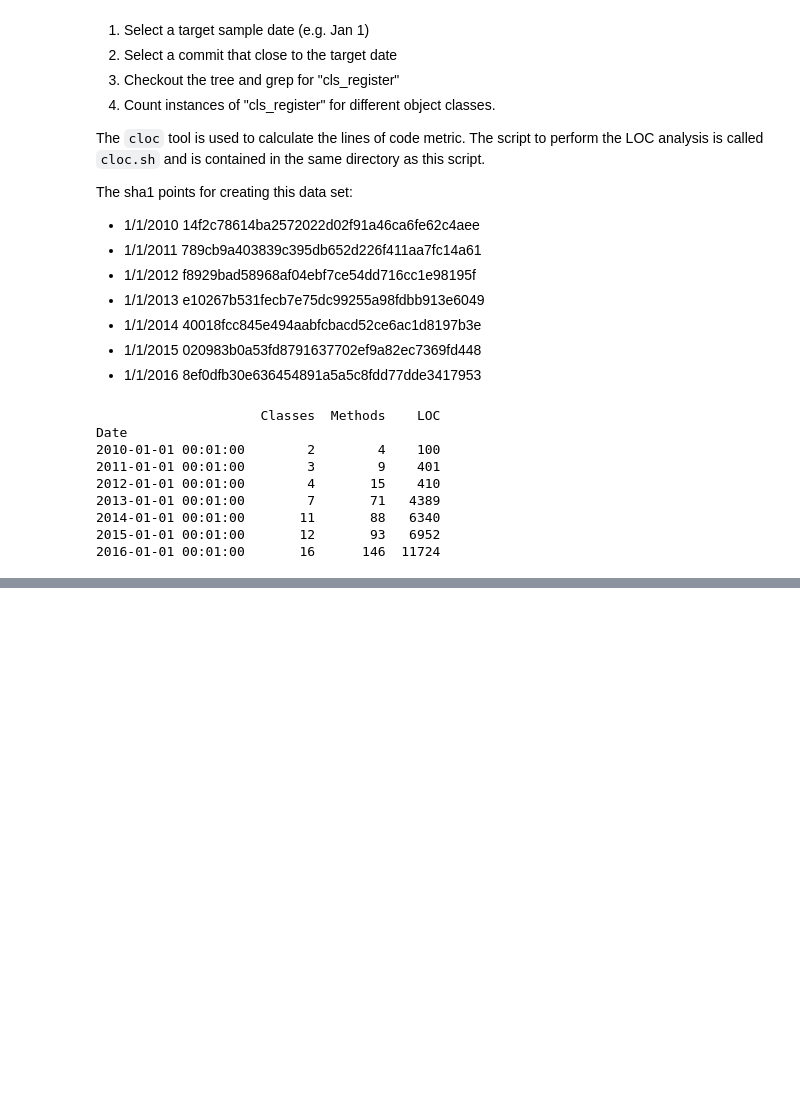
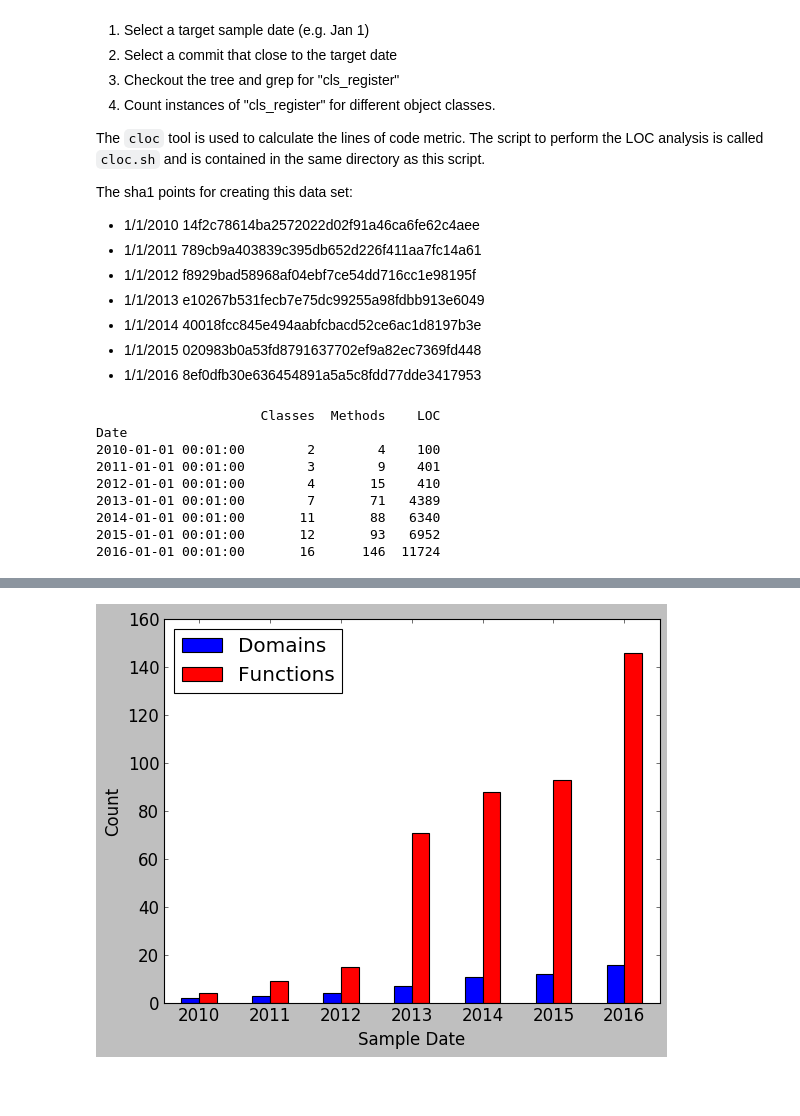
Before and after one commit to michaelsevilla/malacology-popper, a Jupyter notebook: experiments/objclass-dev/visualize.ipynb, the cells around one changed output, grey strips where cells are left out. Cells and saved outputs as stored; diff of their text form; code cells hidden in the pictures; blank space fills up the shorter version.

```diff
--- a/experiments/objclass-dev/visualize.ipynb
+++ b/experiments/objclass-dev/visualize.ipynb
@@ -89,0 +90,42 @@ plt.savefig('output.png', dpi=300, bbox_inches='tight')
+# %%
+plt.style.use('classic')
+font = {'size'   : 15}
+matplotlib.rc('font', **font)
+
+pos = list(range(len(df['Classes'])))
+width = 0.25
+pos = map(lambda x: x+width, pos)
+
+
+fig, ax = plt.subplots()
+
+plt.bar(pos, df['Classes'], width,
+  color='blue',
+  label='Domains')
+
+plt.bar([p + width for p in pos], df['Methods'], width,
+  color='red',
+  label='Functions')
+
+ax.set_ylabel("Count")
+
+h1, l1 = ax.get_legend_handles_labels()
+h2, l2 = ax2.get_legend_handles_labels()
+#ax.legend(h1+h2, l1+l2, loc='upper left')
+#ax.legend(h1+h2, l1+l2, loc='upper left')
+ax.legend(loc='upper left')
+ax.set_xlabel("Sample Date")
+
+xticks = []
+for date in df.index:
+    year = date.strftime('%Y')
+    xticks.append(year)
+
+ax.set_xticks([p + width for p in pos])
+ax.set_xticklabels(xticks)
+
+plt.savefig('output-slides.png', dpi=300, bbox_inches='tight')
+# %% [output]
+[figure, added]
+# %% [markdown]
+##
```
Also changed, not shown: parts of 1 cell of this notebook, 21 other files.
